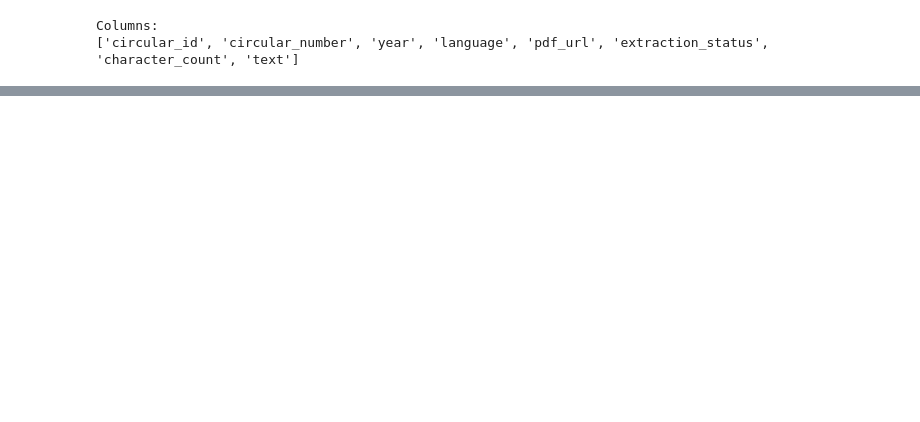
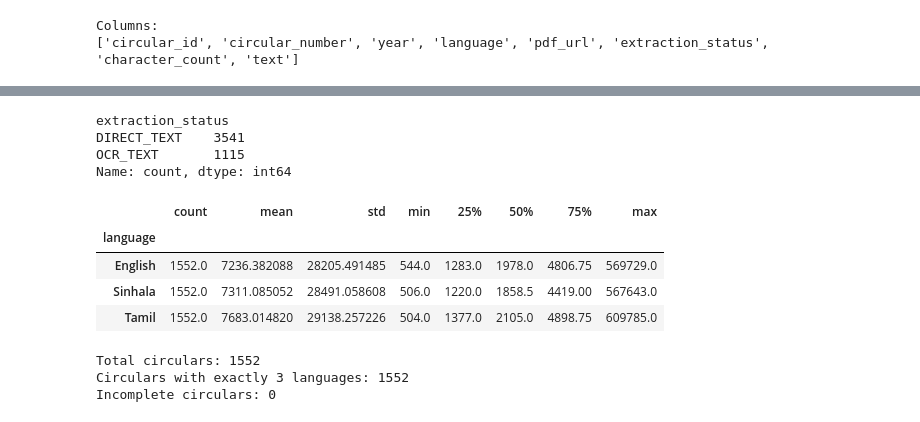
Before and after one commit to NithiYathursan/TriCheck-LK, a Jupyter notebook: notebooks/01_data_exploration.ipynb, the cells around one changed output, grey strips where cells are left out. Drawn from its saved outputs; the diff is of its cells as text; code cells hidden in the pictures; blank space fills up the shorter version.

```diff
--- a/notebooks/01_data_exploration.ipynb
+++ b/notebooks/01_data_exploration.ipynb
@@ -39,0 +61,40 @@ Columns:
+# %%
+df["extraction_status"].value_counts()
+# %% [output]
+extraction_status
+DIRECT_TEXT    3541
+OCR_TEXT       1115
+Name: count, dtype: int64
+# %%
+#document length statistics
+df.groupby("language")["character_count"].describe()
+# %% [output]
+|  | count | mean | std | min | 25% | 50% | 75% | max |
+| language |  |  |  |  |  |  |  |  |
+| English | 1552.0 | 7236.382088 | 28205.491485 | 544.0 | 1283.0 | 1978.0 | 4806.75 | 569729.0 |
+| Sinhala | 1552.0 | 7311.085052 | 28491.058608 | 506.0 | 1220.0 | 1858.5 | 4419.00 | 567643.0 |
+| Tamil | 1552.0 | 7683.014820 | 29138.257226 | 504.0 | 1377.0 | 2105.0 | 4898.75 | 609785.0 |
+# %%
+language_per_circular = (
+    df.groupby("circular_id")["language"]
+    .nunique()
+)
+
+print(
+    "Total circulars:",
+    language_per_circular.shape[0]
+)
+
+print(
+    "Circulars with exactly 3 languages:",
+    (language_per_circular == 3).sum()
+)
+
+print(
+    "Incomplete circulars:",
+    (language_per_circular != 3).sum()
+)
+# %% [output]
+Total circulars: 1552
+Circulars with exactly 3 languages: 1552
+Incomplete circulars: 0
```
Also changed, not shown: parts of 10 cells of this notebook, 23 other files.
